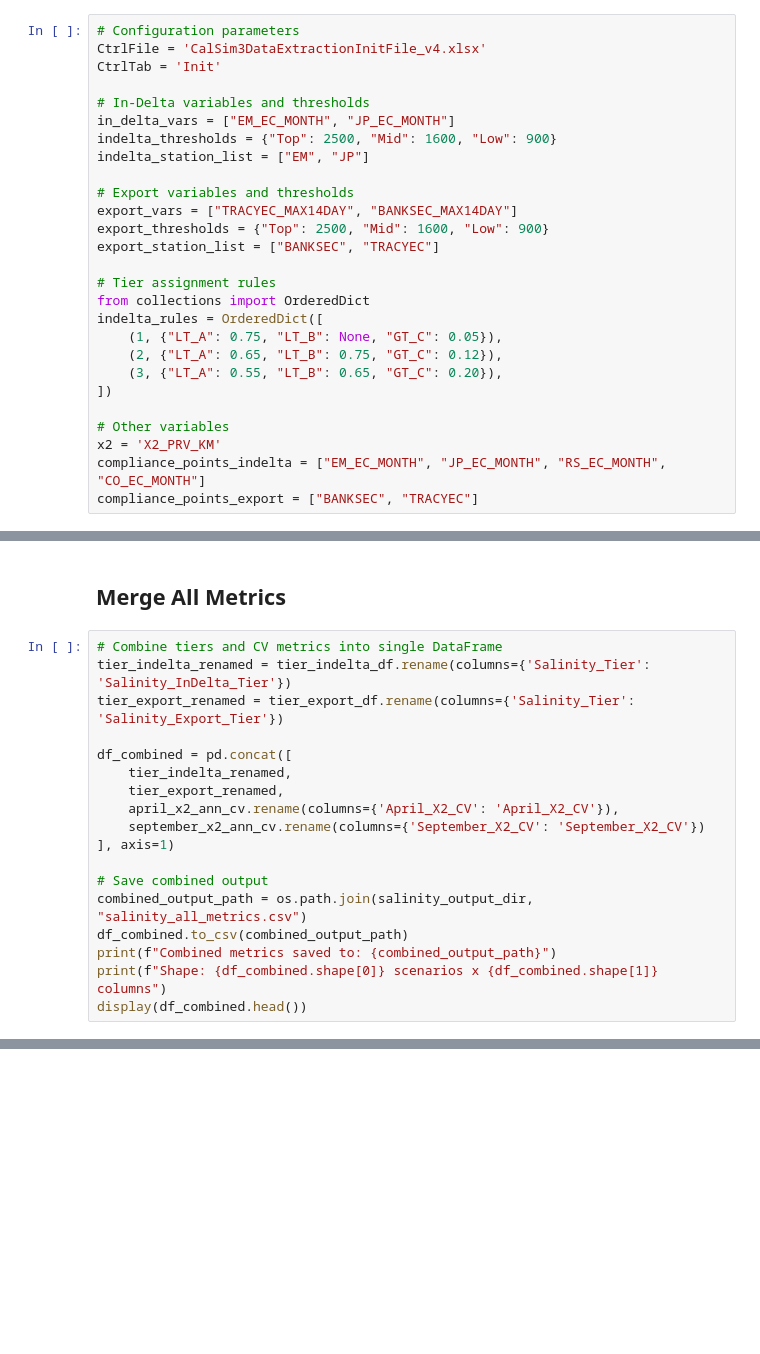
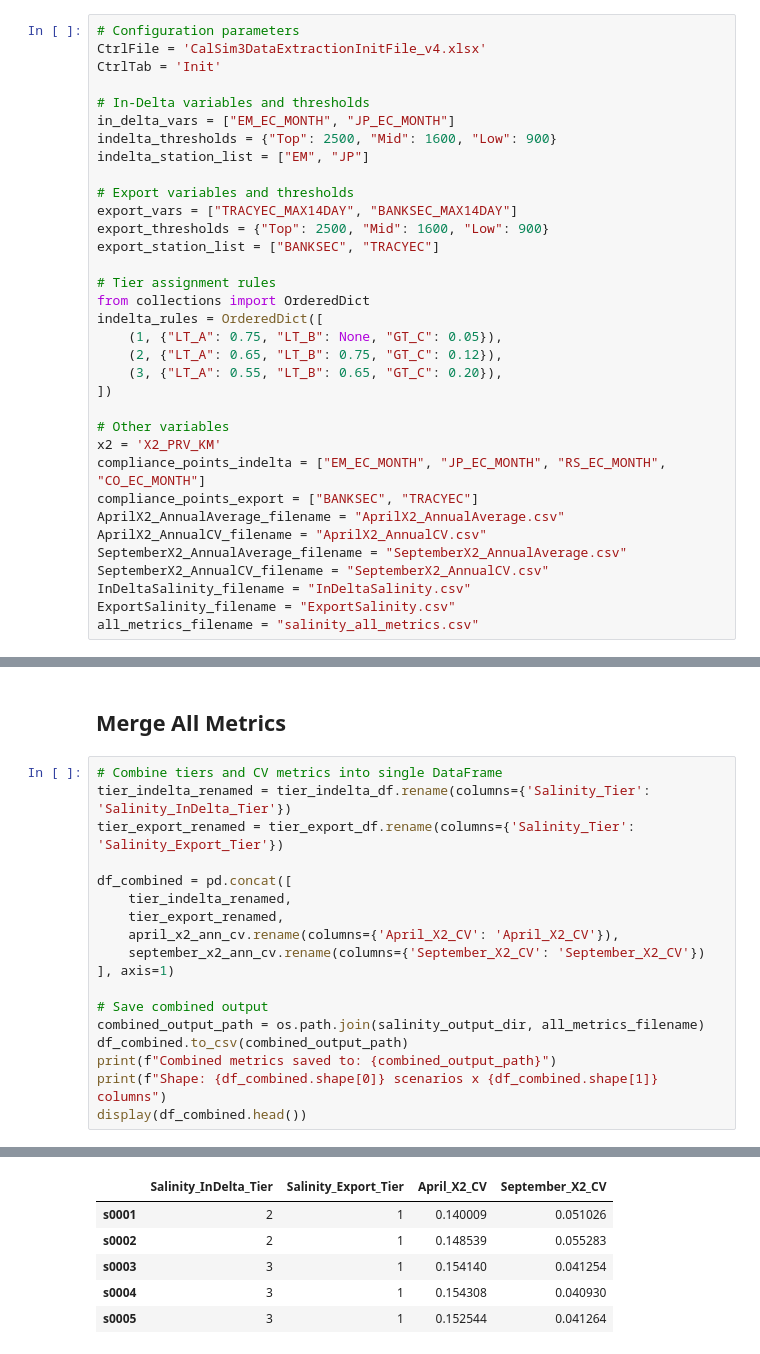
Before and after one commit to canruso/COEQWAL_V3, a Jupyter notebook: notebooks/Tier_Assignment_Salinity.ipynb, the cells around one changed output, grey strips where cells are left out. Cells and saved outputs as stored; diff of their text form; blank space fills up the shorter version.

```diff
--- a/notebooks/Tier_Assignment_Salinity.ipynb
+++ b/notebooks/Tier_Assignment_Salinity.ipynb
@@ -52,6 +52,13 @@ indelta_rules = OrderedDict([
 x2 = 'X2_PRV_KM'
 compliance_points_indelta = ["EM_EC_MONTH", "JP_EC_MONTH", "RS_EC_MONTH", "CO_EC_MONTH"]
 compliance_points_export = ["BANKSEC", "TRACYEC"]
+AprilX2_AnnualAverage_filename = "AprilX2_AnnualAverage.csv"
+AprilX2_AnnualCV_filename = "AprilX2_AnnualCV.csv"
+SeptemberX2_AnnualAverage_filename = "SeptemberX2_AnnualAverage.csv"
+SeptemberX2_AnnualCV_filename = "SeptemberX2_AnnualCV.csv"
+InDeltaSalinity_filename = "InDeltaSalinity.csv"
+ExportSalinity_filename = "ExportSalinity.csv"
+all_metrics_filename = "salinity_all_metrics.csv"
 # %% [markdown]
 ### Initialize
 # %%
@@ -187,8 +348,9 @@ df_combined = pd.concat([
 ], axis=1)
 
 # Save combined output
-combined_output_path = os.path.join(salinity_output_dir, "salinity_all_metrics.csv")
+combined_output_path = os.path.join(salinity_output_dir, all_metrics_filename)
 df_combined.to_csv(combined_output_path)
 print(f"Combined metrics saved to: {combined_output_path}")
 print(f"Shape: {df_combined.shape[0]} scenarios x {df_combined.shape[1]} columns")
 display(df_combined.head())
+# %% [output]
@@ -195,2 +359,8 @@ display(df_combined.head())
+|  | Salinity_InDelta_Tier | Salinity_Export_Tier | April_X2_CV | September_X2_CV |
+| s0001 | 2 | 1 | 0.140009 | 0.051026 |
+| s0002 | 2 | 1 | 0.148539 | 0.055283 |
+| s0003 | 3 | 1 | 0.154140 | 0.041254 |
+| s0004 | 3 | 1 | 0.154308 | 0.040930 |
+| s0005 | 3 | 1 | 0.152544 | 0.041264 |
 # %%
 print("Done!")
```
Also changed, not shown: parts of 12 cells of this notebook, 2 other files.
